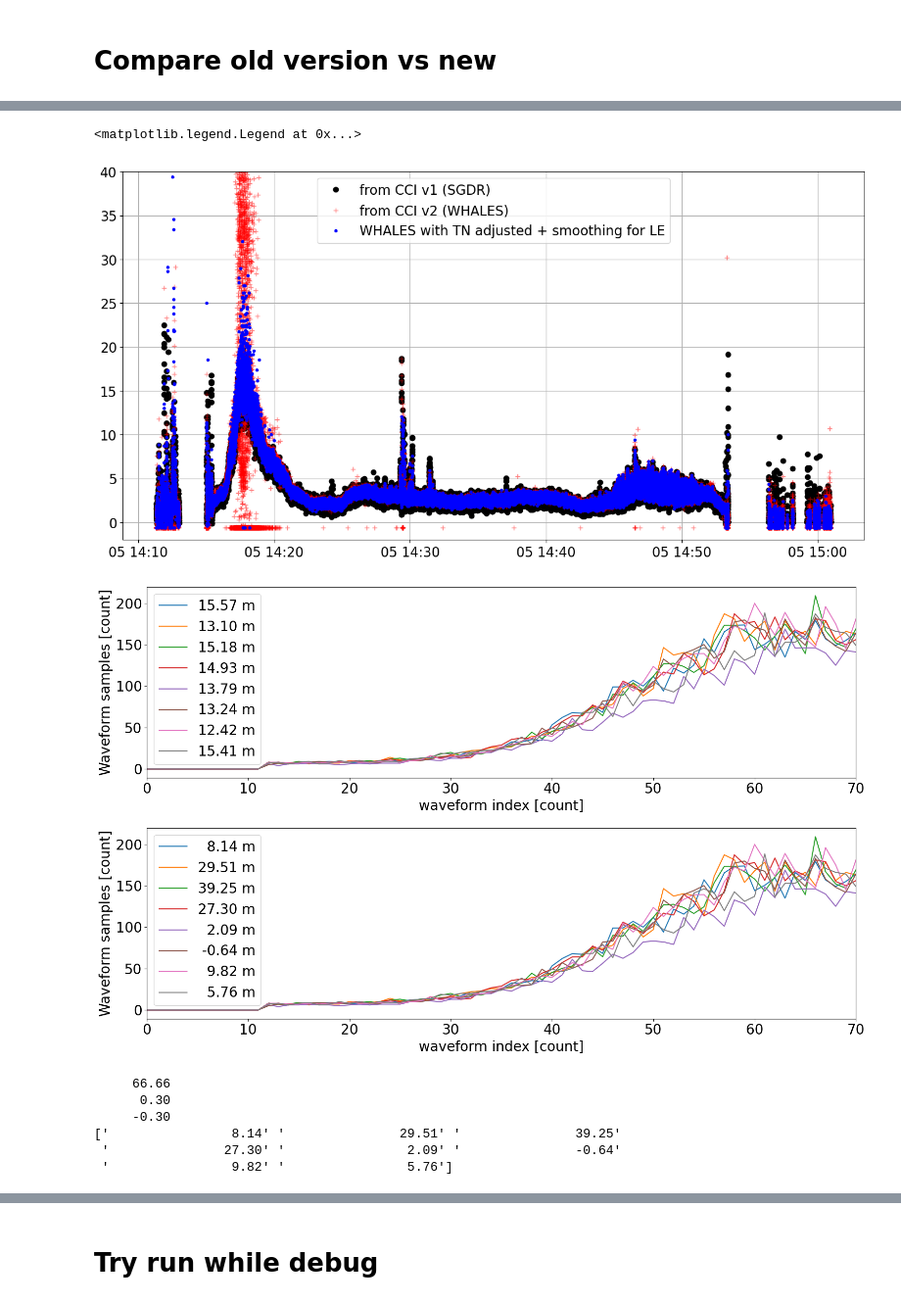
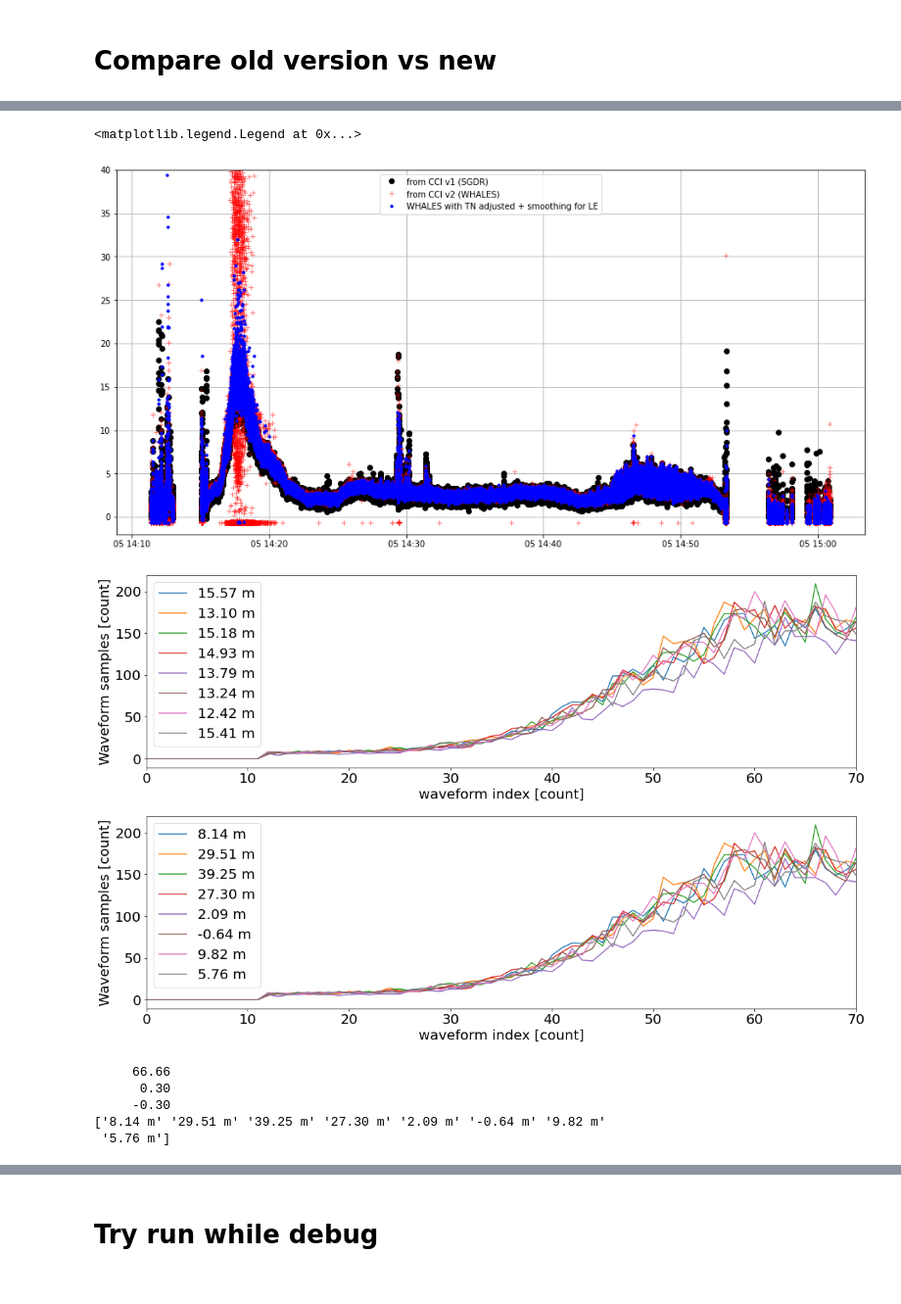
Before and after one commit to ne62rut/whales, a Jupyter notebook: SARAL_Whales_investigations.ipynb, the cells around one changed output, grey strips where cells are left out. Shown: that part at 98% size. Cells and saved outputs as stored; diff of their text form; code cells hidden in the pictures.

```diff
--- a/SARAL_Whales_investigations.ipynb
+++ b/SARAL_Whales_investigations.ipynb
@@ -27,16 +28,26 @@ from scipy.io import matlab
 from import_weights_mat import import_weights_mat
 %matplotlib inline
 # %%
-PATH = pathlib.Path('/home/datawork-cersat-public/provider/aviso/satellite/l2/saral/altika/sgdr/version_f/data/date/2013/095/')
+#PATH = pathlib.Path('/home/datawork-cersat-public/provider/aviso/satellite/l2/saral/altika/sgdr/version_f/data/date/2013/095/')
+#filename = PATH/'SRL_GPS_2PfP001_0641_20130405_141055_20130405_150113.CNES.nc'
+#mission = 'saral'
+#Path_dir = '../'
+#saving_directory = '/home/mdecarlo/Documents/PROJETS/codes_Python/whales/whales/'
+
+
+PATH = pathlib.Path('/home/ardhuin/PUBLI/2023_groups/DATA/')
+PAT2 = pathlib.Path('/home/ardhuin/PUBLI/2023_groups/whales/fabrice/')
 filename = PATH/'SRL_GPS_2PfP001_0641_20130405_141055_20130405_150113.CNES.nc'
+filev2_40Hz = PATH/'cci_v2.nc'
 mission = 'saral'
 Path_dir = '../'
-saving_directory = '/home/mdecarlo/Documents/PROJETS/codes_Python/whales/whales/'
+saving_directory = '/home/ardhuin/PUBLI/2023_groups/RESULT/'
 
-filename_saved_voffset_smooth = saving_directory+'marine/SRL_GPS_2PfP001_0641_20130405_141055_20130405_150113_voffset_smoothing.nc'
-filename_saved_voffset = saving_directory+'marine/SRL_GPS_2PfP001_0641_20130405_141055_20130405_150113_voffset.nc'
-filename_saved_vold = saving_directory+'marine/SRL_GPS_2PfP001_0641_20130405_141055_20130405_150113_vold.nc'
-filename_saved_voffset_smooth_yang = saving_directory+'marine/SRL_GPS_2PfP001_0641_20130405_141055_20130405_150113_vofsm_yang.nc'
+filename_saved_voffset_smooth = saving_directory+'SRL_GPS_2PfP001_0641_20130405_141055_20130405_150113_voffset_smoothing.nc'
+filename_saved_voffset_smooth = PAT2/'SRL_GPS_2PfP001_0641_20130405_141055_20130405_150113.CNES.nc'
+filename_saved_voffset        = saving_directory+'SRL_GPS_2PfP001_0641_20130405_141055_20130405_150113_voffset.nc'
+filename_saved_vold           = saving_directory+'SRL_GPS_2PfP001_0641_20130405_141055_20130405_150113_vold.nc'
+filename_saved_voffset_smooth_yang = saving_directory+'SRL_GPS_2PfP001_0641_20130405_141055_20130405_150113_vofsm_yang.nc'
 # %% [markdown]
 # Compare old version vs new
 # %%
@@ -206,4 +206,4 @@ plt.grid(True)
 plt.legend(handles=[sc0[0],sc1[0],sc2[0]])
 # %% [output]
 <matplotlib.legend.Legend at 0x...>
-[figure, old version]
+[figure, new version]
@@ -220,42 +218,42 @@ ds3 = ds_v3.isel(time=slice(378,380),records=slice(6,46,10)).stack(fasttime=['ti
 
 fig,axs = plt.subplots(2,1,figsize=(16,10))
 ax=axs[0]
 ds1['waveforms_40hz'].plot.line(x='wvf_ind',ax=ax);
 # ds1['waveforms_40hz'].plot.line(x='wvf_ind',label=ds1['swh_40hz'].data);
 lbs = [f'{fi:.2f}'+' m' for fi in ds1["swh_40hz"].data]
 leg = ax.legend(lbs)
 
-shift = max([t.get_window_extent().width for t in leg.get_texts()])
-for t in leg.get_texts():
-    t.set_ha('right') # ha is alias for horizontalalignment
-    t.set_position((shift-t.get_window_extent().width,0))
+#shift = max([t.get_window_extent().width for t in leg.get_texts()])
+#for t in leg.get_texts():
+#    t.set_ha('right') # ha is alias for horizontalalignment
+#    t.set_position((shift-t.get_window_extent().width,0))
 
 ax.set_xlim((0,70))
 # plt.show()
 
 # plt.figure(figsize=(16,8))
 ax =axs[1]
 # ds1['waveforms_40hz'].plot.line(x='wvf_ind',label=ds3['swh_WHALES_20hz'].data);
 ds1['waveforms_40hz'].plot.line(x='wvf_ind',ax=ax);
 lbs = [f'{fi:.2f}'+' m' for fi in ds3["swh_WHALES_20hz"].data]
 leg = ax.legend(lbs)
 
-shift = max([t.get_window_extent().width for t in leg.get_texts()])
-for t in leg.get_texts():
-    t.set_ha('right') # ha is alias for horizontalalignment
-    t.set_position((shift-t.get_window_extent().width,0))
+#shift = max([t.get_window_extent().width for t in leg.get_texts()])
+#for t in leg.get_texts():
+#    t.set_ha('right') # ha is alias for horizontalalignment
+#    t.set_position((shift-t.get_window_extent().width,0))
 
 
 ax.set_xlim((0,70))
 
 plt.tight_layout()
 # ax =axs[2]
 # # ds1['waveforms_40hz'].plot.line(x='wvf_ind',label=ds3['swh_WHALES_20hz'].data);
 # ds1['waveforms_40hz'].plot.line(x='wvf_ind',label=ds3['swh_WHALES_20hz'].data,ax=ax);
 # ax.legend()
 # ax.set_xlim((0,70))
 # %% [output]
-[figure, old version]
+[figure, new version]
 # %%
 A =66.658
 B = 0.3
@@ -264,11 +262,10 @@ C = -B
 print(f'{A:10.2f}')
 print(f'{B:10.2f}')
 print(f'{C:10.2f}')
-print(np.array(lbs))width
+print(np.array(lbs))
 # %% [output]
      66.66
       0.30
      -0.30
-['                8.14' '               29.51' '               39.25'
- '               27.30' '                2.09' '               -0.64'
- '                9.82' '                5.76']
+['8.14 m' '29.51 m' '39.25 m' '27.30 m' '2.09 m' '-0.64 m' '9.82 m'
+ '5.76 m']
```
Also changed, not shown: parts of 7 cells of this notebook, 1 other file.
